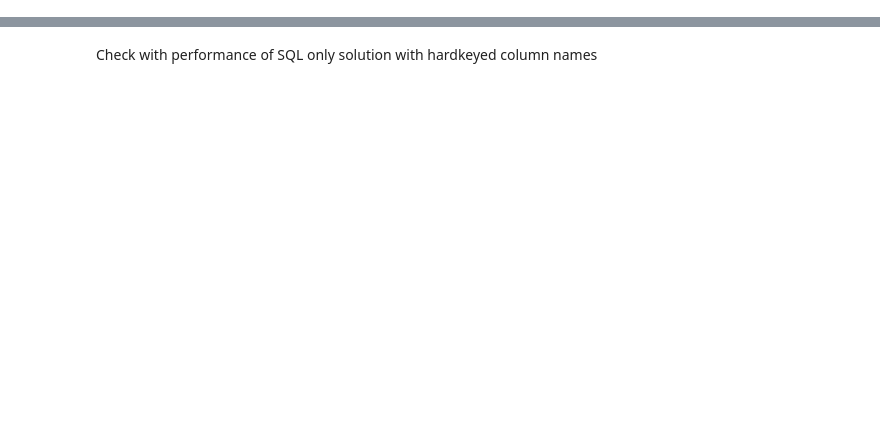
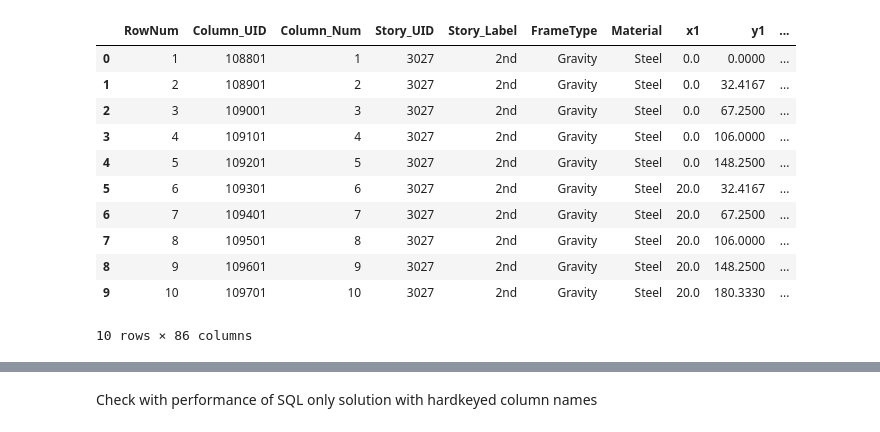
Before and after one commit to edk3742/Column-Report-SQLite3, a Jupyter notebook: gridline_to_columns.ipynb, the cells around one changed output, grey strips where cells are left out. Saved outputs shown, nothing was run; the diff lists cells and outputs as text; code cells hidden in the pictures; blank space fills up the shorter version.

```diff
--- a/gridline_to_columns.ipynb
+++ b/gridline_to_columns.ipynb
@@ -10,6 +14,24 @@ try:
     conn = sqlite3.connect("RAMSS Model.db") # TODO create prompt for this
 except:
     print("error")
+# %%
+query =f"""SELECT *
+        FROM ColumnData
+        """
+pd.read_sql(query, conn).head(10)
+# %% [output]
+|  | RowNum | Column_UID | Column_Num | Story_UID | Story_Label | FrameType | Material | x1 | y1 | ... |
+| 0 | 1 | 108801 | 1 | 3027 | 2nd | Gravity | Steel | 0.0 | 0.0000 | ... |
+| 1 | 2 | 108901 | 2 | 3027 | 2nd | Gravity | Steel | 0.0 | 32.4167 | ... |
+| 2 | 3 | 109001 | 3 | 3027 | 2nd | Gravity | Steel | 0.0 | 67.2500 | ... |
+| 3 | 4 | 109101 | 4 | 3027 | 2nd | Gravity | Steel | 0.0 | 106.0000 | ... |
+| 4 | 5 | 109201 | 5 | 3027 | 2nd | Gravity | Steel | 0.0 | 148.2500 | ... |
+| 5 | 6 | 109301 | 6 | 3027 | 2nd | Gravity | Steel | 20.0 | 32.4167 | ... |
+| 6 | 7 | 109401 | 7 | 3027 | 2nd | Gravity | Steel | 20.0 | 67.2500 | ... |
+| 7 | 8 | 109501 | 8 | 3027 | 2nd | Gravity | Steel | 20.0 | 106.0000 | ... |
+| 8 | 9 | 109601 | 9 | 3027 | 2nd | Gravity | Steel | 20.0 | 148.2500 | ... |
+| 9 | 10 | 109701 | 10 | 3027 | 2nd | Gravity | Steel | 20.0 | 180.3330 | ... |
+10 rows × 86 columns
 # %%
 #brace frame columns
 #ignored for gravity analysis
```
Also changed, not shown: parts of 18 cells of this notebook.
